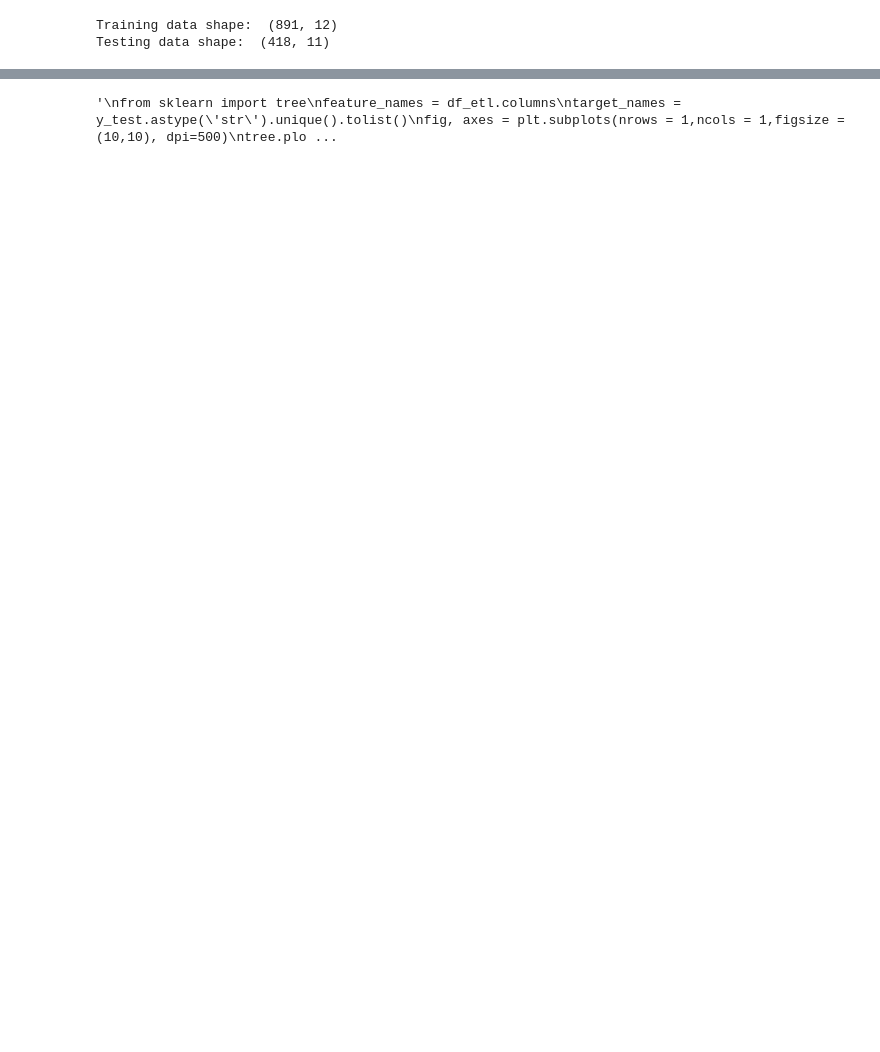
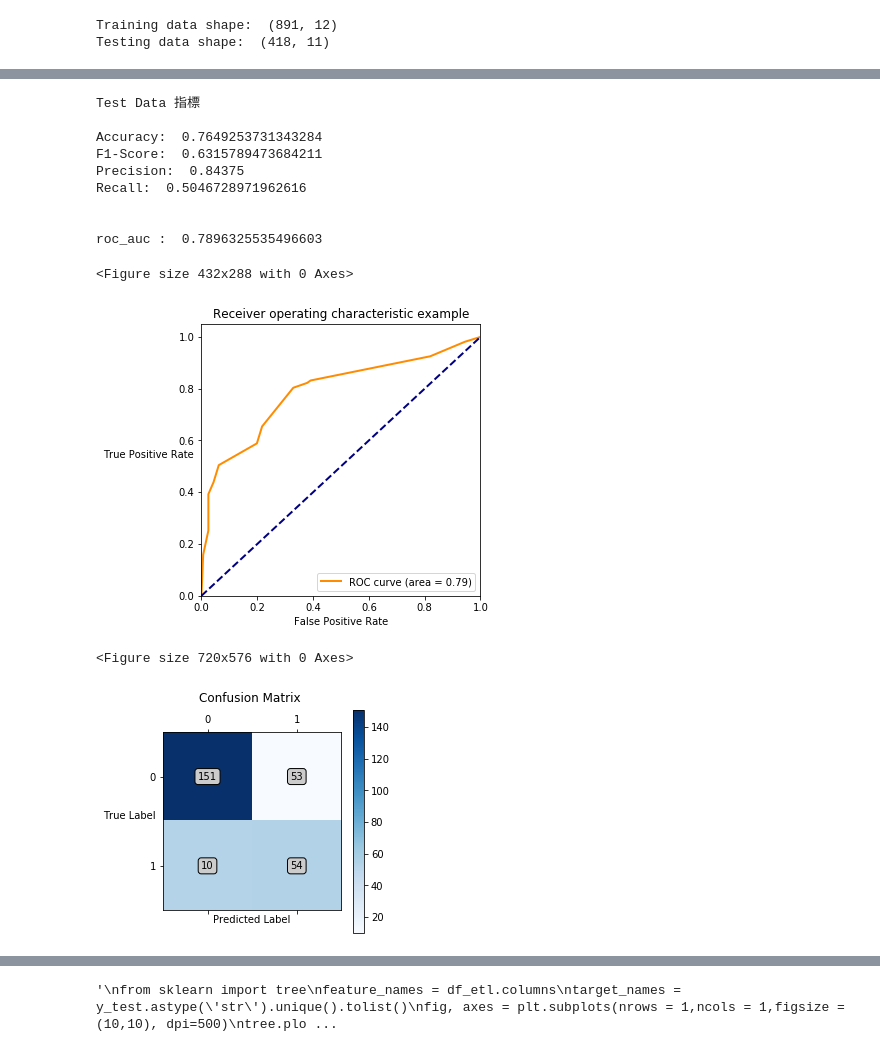
Before and after one commit to GallonShih/Projects, a Jupyter notebook: SideProject/02_Kaggle_Titanic/Titanic.ipynb, the cells around one changed output, grey strips where cells are left out. Drawn from its saved outputs; the diff is of its cells as text; code cells hidden in the pictures; blank space fills up the shorter version.

```diff
--- a/SideProject/02_Kaggle_Titanic/Titanic.ipynb
+++ b/SideProject/02_Kaggle_Titanic/Titanic.ipynb
@@ -340,19 +111,0 @@ roc_auc :  0.8437336738840192
-# %%
-# 決策樹模型
-from sklearn.tree import DecisionTreeClassifier
-
-model02 = DecisionTreeClassifier(max_depth=5,random_state=12,)
-
-model02.fit(X_train,y_train)
-
-print('Test Data 指標\n')
-y_pred = model02.predict_proba(X_test,)[:,1]
-threshold = 0.5
-y_pred_binarized = np.where(y_pred>threshold, 1, 0) # 使用 np.where 函數, 將 y_pred > 0.5 的值變為 1，小於 0.5 的為 0
-KPI(y_test,y_pred_binarized)
-print('\n')
-fpr,tpr,threshold = metrics.roc_curve(y_test, y_pred) ###計算真正率和假正率
-roc_auc = metrics.auc(fpr,tpr) ###計算auc的值
-print('roc_auc : ',roc_auc)
-model_roc_curve(fpr=fpr,tpr=tpr)
-CM_plot(y_test, y_pred_binarized)
@@ -372,0 +290,36 @@ roc_auc :  0.8445463516572821
+# %%
+# 隨機森林 RandomForestRegressor
+from sklearn.ensemble import RandomForestClassifier
+
+model01 = RandomForestClassifier(random_state=12,min_samples_split=20)
+
+model01.fit(x_train, y_train)
+
+print('Test Data 指標\n')
+try:
+    y_pred = model01.predict_proba(x_test,)[:,1]
+    threshold = 0.5
+    y_pred_binarized = np.where(y_pred>threshold, 1, 0) # 使用 np.where 函數, 將 y_pred > 0.5 的值變為 1，小於 0.5 的為 0
+except:
+    y_pred_binarized = model01.predict(x_test,)
+KPI(y_test,y_pred_binarized)
+print('\n')
+fpr,tpr,threshold = metrics.roc_curve(y_test, y_pred) ###計算真正率和假正率
+roc_auc = metrics.auc(fpr,tpr) ###計算auc的值
+print('roc_auc : ',roc_auc)
+model_roc_curve(fpr=fpr,tpr=tpr)
+CM_plot(y_test, y_pred_binarized)
+# %% [output]
+Test Data 指標
+
+Accuracy:  0.7649253731343284
+F1-Score:  0.6315789473684211
+Precision:  0.84375
+Recall:  0.5046728971962616
+
+
+roc_auc :  0.7896325535496603
+<Figure size 432x288 with 0 Axes>
+[figure, added]
+<Figure size 720x576 with 0 Axes>
+[figure, added]
```
Also changed, not shown: parts of 52 cells of this notebook.
